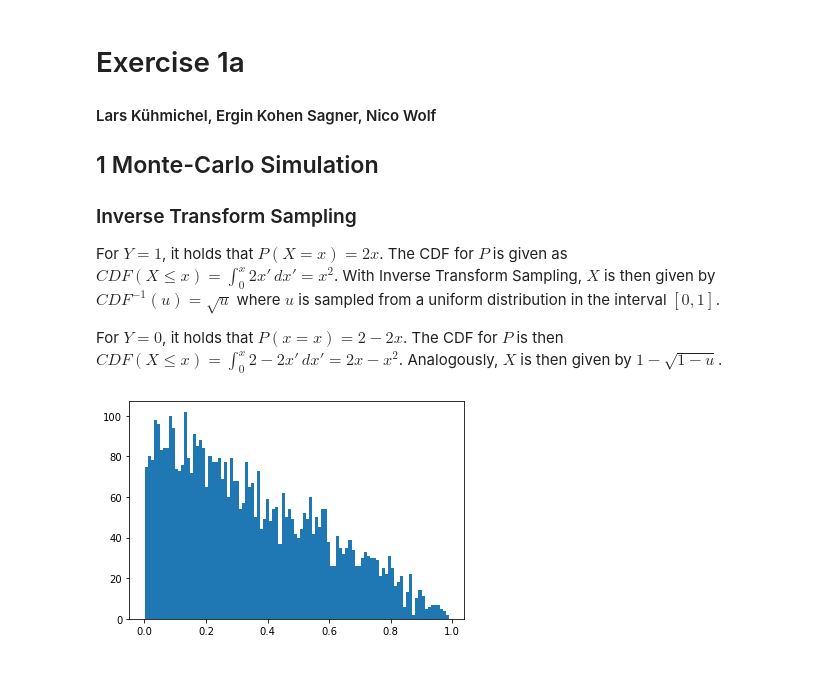
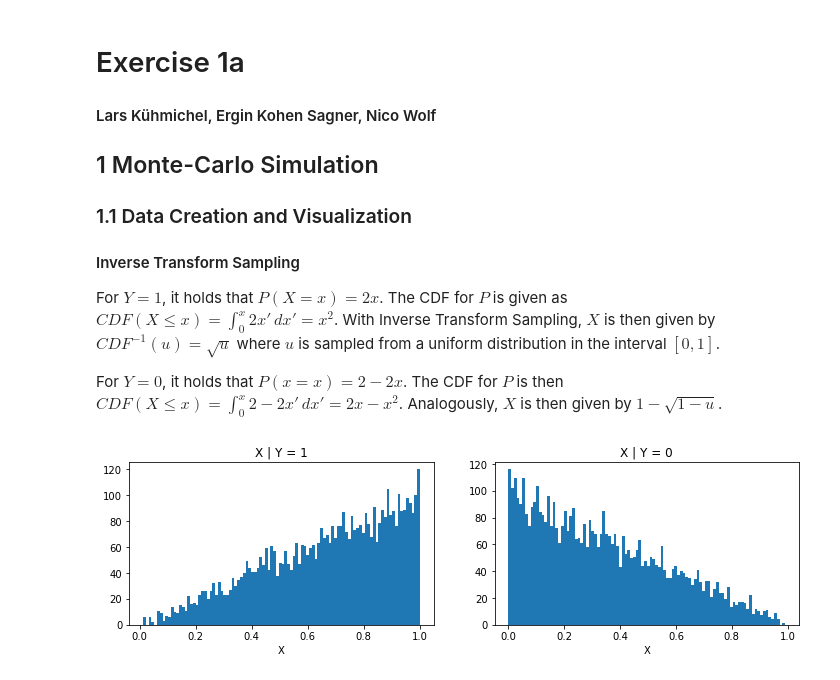
Before and after one commit to LarsKue/FML, a Jupyter notebook: exercise_1a/monte-carlo.ipynb, the cells around one changed output. Saved outputs shown, nothing was run; the diff lists cells and outputs as text; code cells hidden in the pictures.

```diff
--- a/exercise_1a/monte-carlo.ipynb
+++ b/exercise_1a/monte-carlo.ipynb
@@ -3,7 +3,8 @@
 #### Lars Kühmichel, Ergin Kohen Sagner, Nico Wolf
 
 ## 1 Monte-Carlo Simulation
-### Inverse Transform Sampling
+### 1.1 Data Creation and Visualization
+#### Inverse Transform Sampling
 For $Y = 1$, it holds that $P(X = x) = 2x$. The CDF for $P$ is given as
 $CDF(X \leq x) = \int_0^x 2x' \,dx' = x^2$.
 With Inverse Transform Sampling, $X$ is then given by $CDF^{-1}(u) = \sqrt{u}$ where $u$ is
@@ -13,24 +14,31 @@ For $Y = 0$, it holds that $P(x = x) = 2 - 2x$. The CDF for $P$ is then
 $CDF(X \leq x) = \int_0^x 2 - 2x' \, dx' = 2x - x^2$. Analogously, $X$ is then given by $1 - \sqrt{1 - u}$.
 # %%
 import numpy as np
+from uncertainties import ufloat
 from matplotlib import pyplot as plt
 
 
 def create_data(N):
     # randint is high exclusive
     labels = np.random.randint(0, 2, size=N).astype(bool)
 
     features = np.random.uniform(0, 1, size=N)
     features = np.where(labels, np.sqrt(features), 1 - np.sqrt(1 - features))
 
     return features, labels
 
-x, y = create_data(10000)
+n = 10000
+
+x, y = create_data(n)
 
 # verify x and y are created correctly
-x = x[~y]
-
-plt.hist(x, bins=100)
+fig, axes = plt.subplots(1, 2, figsize=(12, 3))
+axes[0].hist(x[y], bins=100)
+axes[0].set_title("X | Y = 1")
+axes[0].set_xlabel("X")
+axes[1].hist(x[~y], bins=100)
+axes[1].set_title("X | Y = 0")
+axes[1].set_xlabel("X")
 plt.show()
 # %% [output]
-[figure, old version]
+[figure, new version]
```
Also changed, not shown: parts of 4 cells of this notebook.
